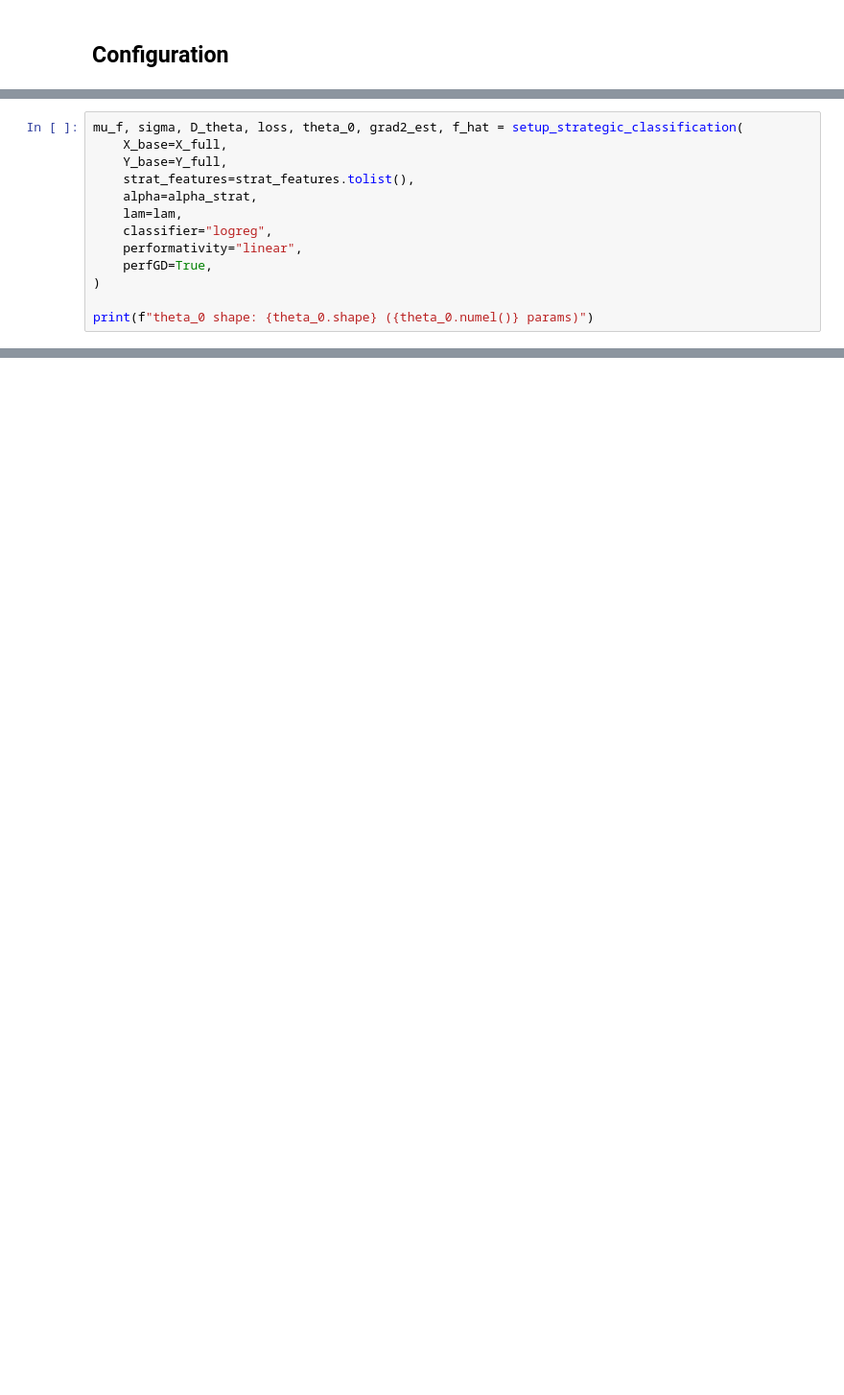
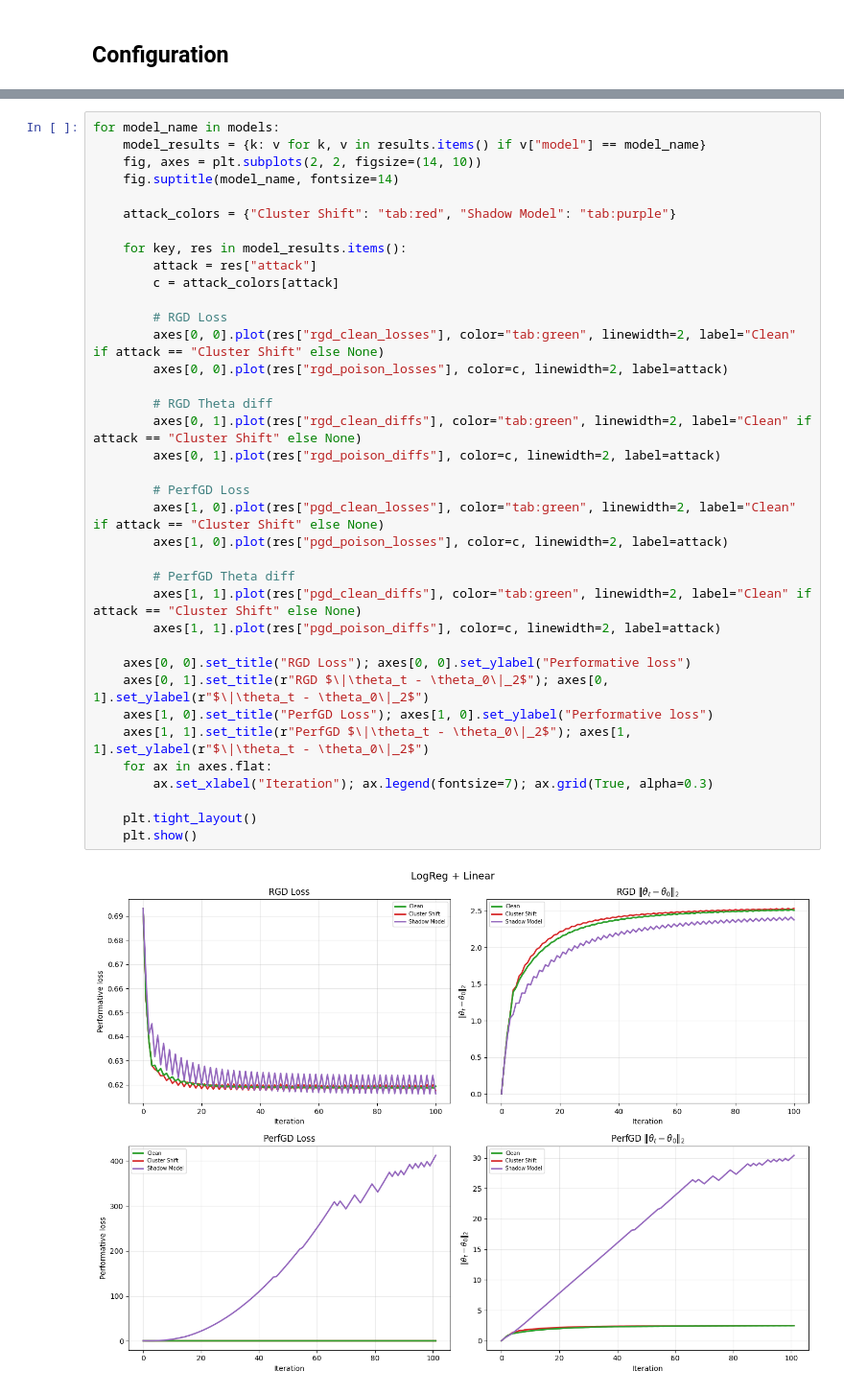
Before and after one commit to tetsnaga/poison-perf, a Jupyter notebook: strategic/nonbackdoor.ipynb, the cells around one changed output, grey strips where cells are left out. Shown at 96% size. Drawn from its saved outputs; the diff is of its cells as text; blank space fills up the shorter version.

Commit message:
Implemented Nonbackdoor attacks: Cluster Shift and Shadow Model

```diff
--- a/strategic/nonbackdoor.ipynb
+++ b/strategic/nonbackdoor.ipynb
@@ -67,13 +95,0 @@ print(f"poison_delta = {poison_delta}")
-# %%
-mu_f, sigma, D_theta, loss, theta_0, grad2_est, f_hat = setup_strategic_classification(
-    X_base=X_full,
-    Y_base=Y_full,
-    strat_features=strat_features.tolist(),
-    alpha=alpha_strat,
-    lam=lam,
-    classifier="logreg",
-    performativity="linear",
-    perfGD=True,
-)
-
-print(f"theta_0 shape: {theta_0.shape} ({theta_0.numel()} params)")
@@ -233,0 +220,39 @@ plt.show()
+# %%
+for model_name in models:
+    model_results = {k: v for k, v in results.items() if v["model"] == model_name}
+    fig, axes = plt.subplots(2, 2, figsize=(14, 10))
+    fig.suptitle(model_name, fontsize=14)
+
+    attack_colors = {"Cluster Shift": "tab:red", "Shadow Model": "tab:purple"}
+
+    for key, res in model_results.items():
+        attack = res["attack"]
+        c = attack_colors[attack]
+
+        # RGD Loss
+        axes[0, 0].plot(res["rgd_clean_losses"], color="tab:green", linewidth=2, label="Clean" if attack == "Cluster Shift" else None)
+        axes[0, 0].plot(res["rgd_poison_losses"], color=c, linewidth=2, label=attack)
+
+        # RGD Theta diff
+        axes[0, 1].plot(res["rgd_clean_diffs"], color="tab:green", linewidth=2, label="Clean" if attack == "Cluster Shift" else None)
+        axes[0, 1].plot(res["rgd_poison_diffs"], color=c, linewidth=2, label=attack)
+
+        # PerfGD Loss
+        axes[1, 0].plot(res["pgd_clean_losses"], color="tab:green", linewidth=2, label="Clean" if attack == "Cluster Shift" else None)
+        axes[1, 0].plot(res["pgd_poison_losses"], color=c, linewidth=2, label=attack)
+
+        # PerfGD Theta diff
+        axes[1, 1].plot(res["pgd_clean_diffs"], color="tab:green", linewidth=2, label="Clean" if attack == "Cluster Shift" else None)
+        axes[1, 1].plot(res["pgd_poison_diffs"], color=c, linewidth=2, label=attack)
+
+    axes[0, 0].set_title("RGD Loss"); axes[0, 0].set_ylabel("Performative loss")
+    axes[0, 1].set_title(r"RGD $\|\theta_t - \theta_0\|_2$"); axes[0, 1].set_ylabel(r"$\|\theta_t - \theta_0\|_2$")
+    axes[1, 0].set_title("PerfGD Loss"); axes[1, 0].set_ylabel("Performative loss")
+    axes[1, 1].set_title(r"PerfGD $\|\theta_t - \theta_0\|_2$"); axes[1, 1].set_ylabel(r"$\|\theta_t - \theta_0\|_2$")
+    for ax in axes.flat:
+        ax.set_xlabel("Iteration"); ax.legend(fontsize=7); ax.grid(True, alpha=0.3)
+
+    plt.tight_layout()
+    plt.show()
+# %% [output]
+[figure, added]
```
Also changed, not shown: parts of 31 cells of this notebook, 1 other file.
